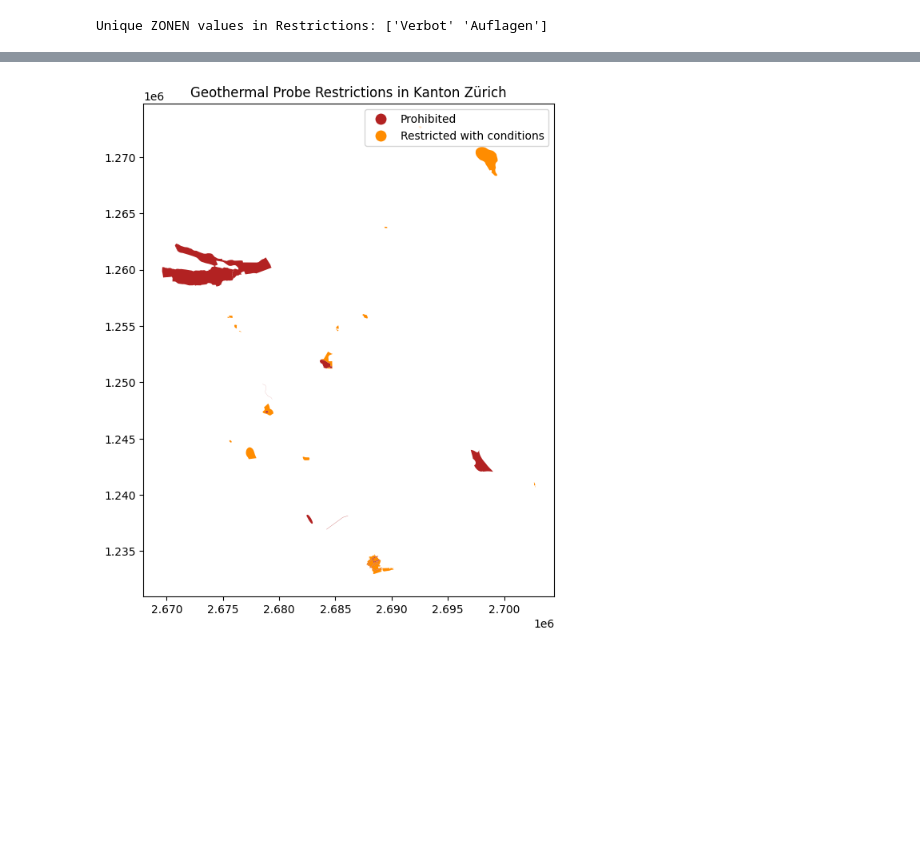
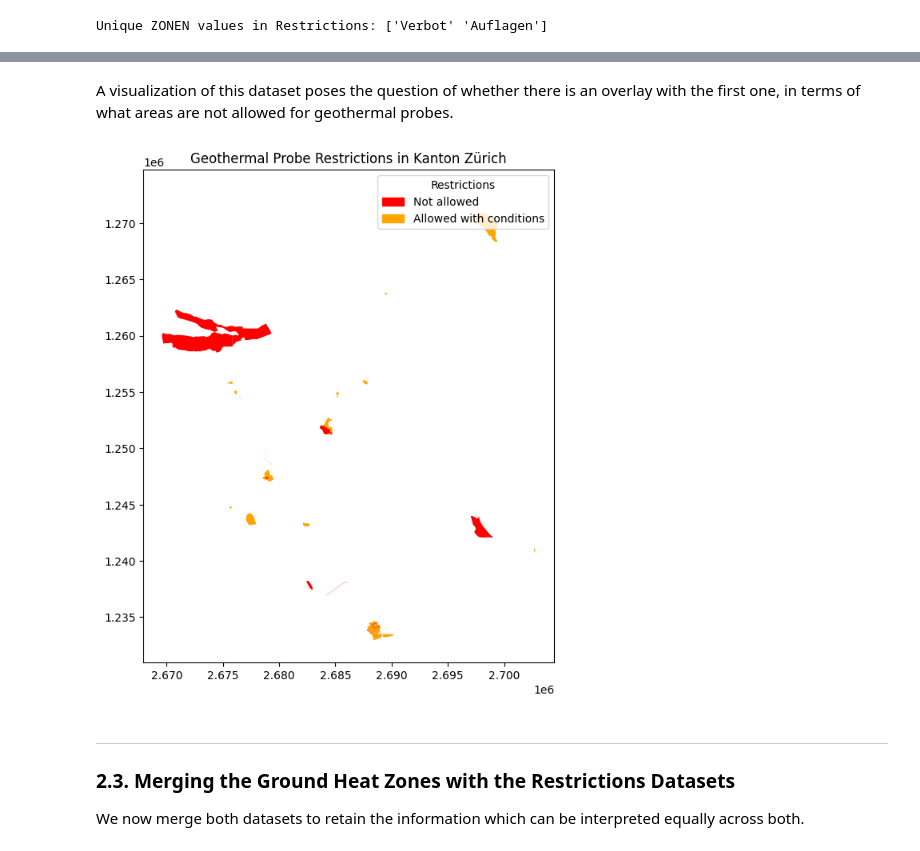
Before and after one commit to leinadher/GeoThesis, a Jupyter notebook: 02_extraction_zh_erdwärmezonen.ipynb, the cells around one changed output, grey strips where cells are left out. Saved outputs shown, nothing was run; the diff lists cells and outputs as text; code cells hidden in the pictures; blank space fills up the shorter version.

```diff
--- a/02_extraction_zh_erdwärmezonen.ipynb
+++ b/02_extraction_zh_erdwärmezonen.ipynb
@@ -418,25 +428,33 @@ zh_restrictions_gdf.head()
+# %% [markdown]
+A visualization of this dataset poses the question of whether there is an overlay with the first one, in terms of what areas are not allowed for geothermal probes.
 # %%
-# Define a custom colormap for the restriction categories
-cmap = mcolors.ListedColormap(["firebrick", "darkorange"])  # Red for Prohibited, Blue for Restricted
+# Define color mapping for restrictions
+color_mapping = {
+    "Not allowed": "red",
+    "Allowed with conditions": "orange"
+}
 
-# Define category order to ensure correct mapping
-categories = ["Prohibited", "Restricted with conditions"]
+# Map colors based on restriction categories
+colors = zh_restrictions_gdf["restrictions"].map(color_mapping)
 
 # Create the plot
 fig, ax = plt.subplots(figsize=(10, 8))
-zh_restrictions_gdf.plot(
-    ax=ax, column="ZONEN", cmap=cmap, legend=True, edgecolor=None, alpha=1
-)
+zh_restrictions_gdf.plot(ax=ax, color=colors, edgecolor=None, alpha=1)
 
-# Modify legend labels
-leg = ax.get_legend()
-for i, text in enumerate(leg.get_texts()):
-    text.set_text(categories[i])
+# Manually create a legend
+legend_patches = [mpatches.Patch(color=color, label=label) for label, color in color_mapping.items()]
+ax.legend(handles=legend_patches, title="Restrictions", loc="upper right")
 
 # Add title
 ax.set_title("Geothermal Probe Restrictions in Kanton Zürich")
 
 # Show plot
 plt.show()
 # %% [output]
-[figure, old version]
+[figure, new version]
+# %% [markdown]
+---
+
+### 2.3. Merging the Ground Heat Zones with the Restrictions Datasets
+
+We now merge both datasets to retain the information which can be interpreted equally across both.
```
Also changed, not shown: parts of 28 cells of this notebook, 2 other files.
